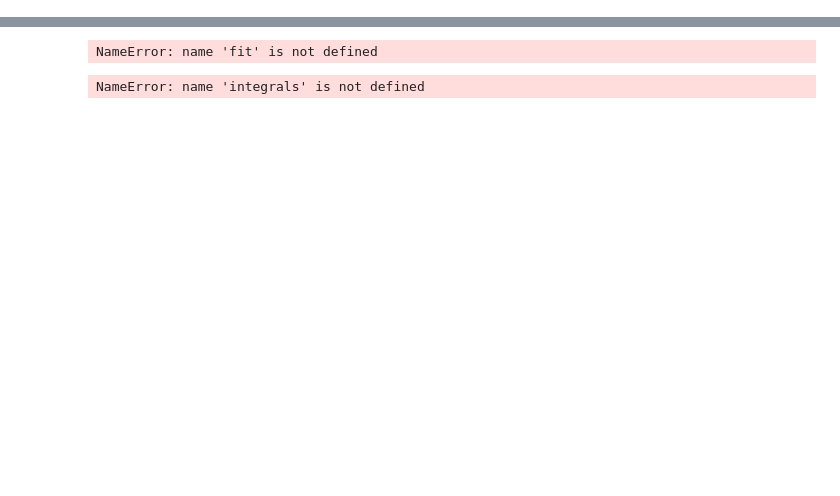
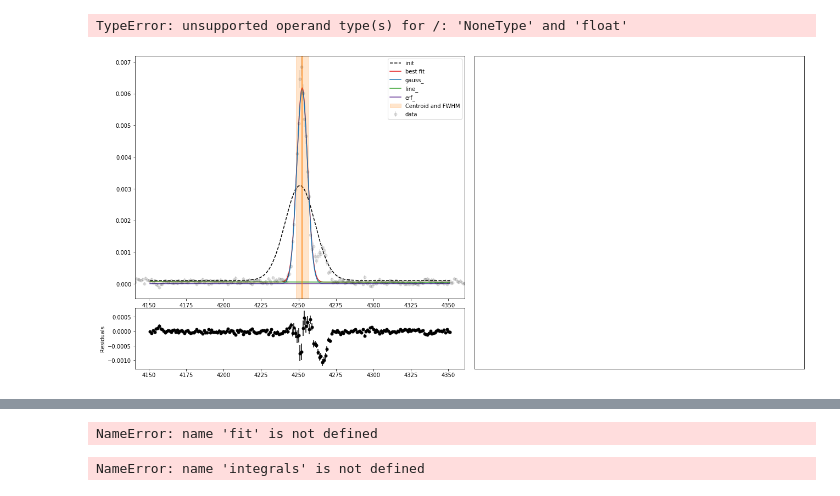
Before and after one commit to bearing/radwatch-analysis, a Jupyter notebook: Becquerel Peak Fit Testing.ipynb, the cells around one changed output, grey strips where cells are left out. Drawn from its saved outputs; the diff is of its cells as text; code cells hidden in the pictures; blank space fills up the shorter version.

```diff
--- a/Becquerel Peak Fit Testing.ipynb
+++ b/Becquerel Peak Fit Testing.ipynb
@@ -74,12 +53,14 @@ NameError: name 'bgspec' is not defined
 # %%
 model = ['gauss','line','erf']
 fit = bq.core.fitting.Fitter(model, x=bgspec.bin_indices, y=bgspec.cps_vals, y_unc=bgspec.cps_uncs)
-idx = f_near(energies,609)
-fit.set_roi(idx-100, idx+100)
+fit.set_roi(iso_idx-100, iso_idx+100)
 fit.fit()
 
 #fit.results.params.pretty_print()
 
 fit.custom_plot()
+# %% [output]
+TypeError: unsupported operand type(s) for /: 'NoneType' and 'float'
+[figure, added]
 # %%
 fit.result.params.pretty_print()
```
Also changed, not shown: parts of 11 cells of this notebook, 1 other file.
